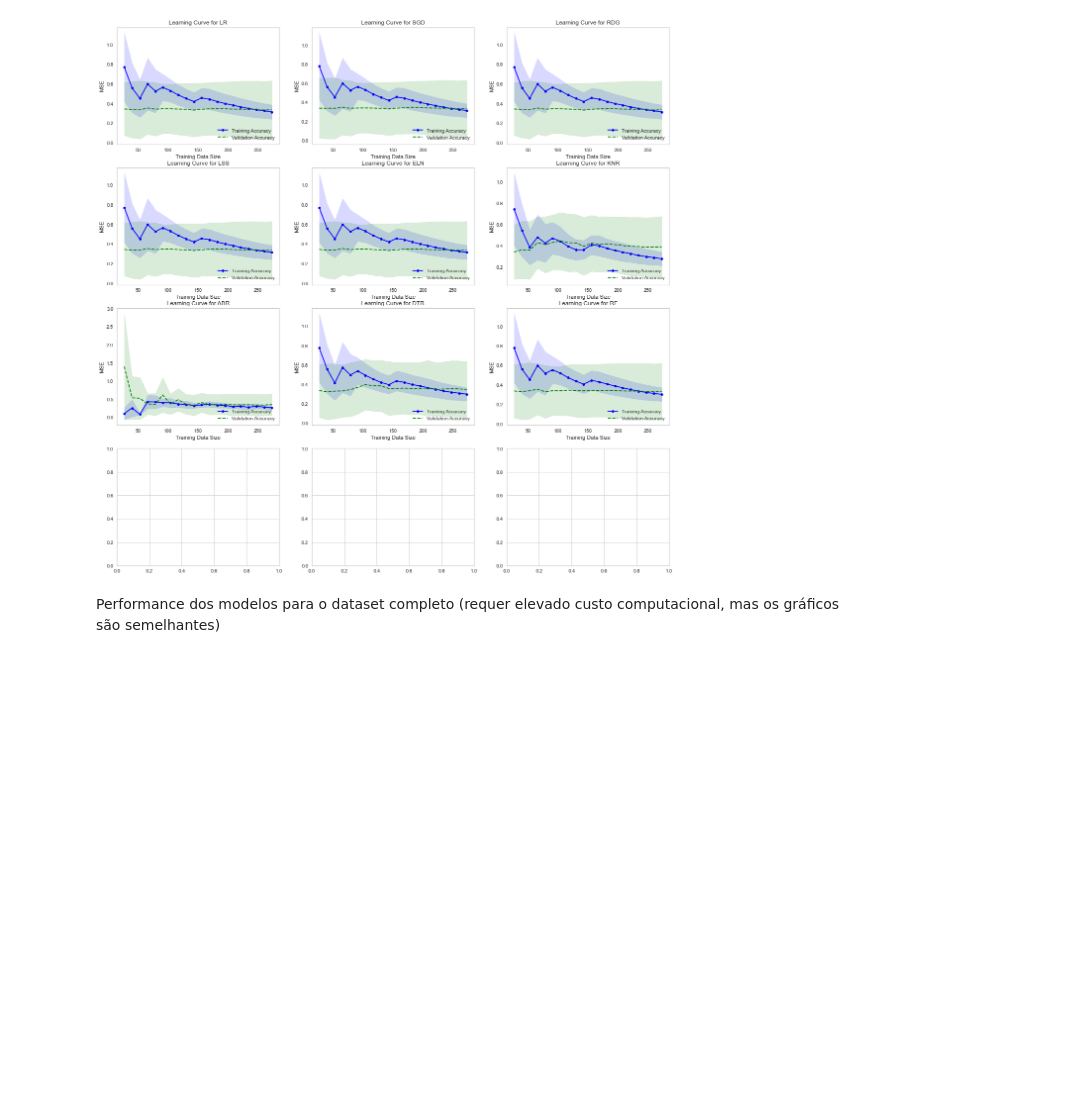
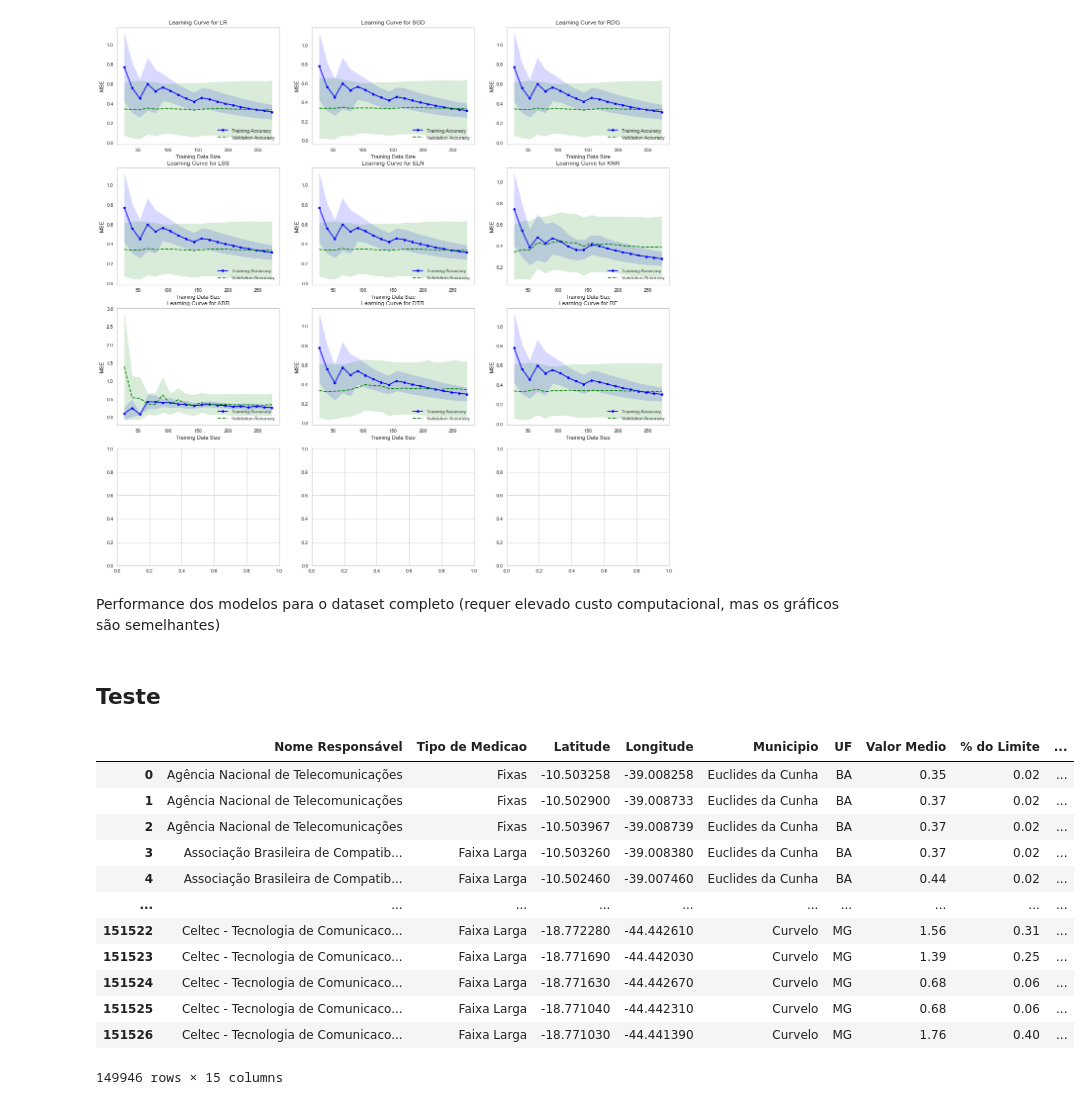
Before and after one commit to lucastsc/eletromagnetism, a Jupyter notebook: electromagnetism.ipynb, the cells around one changed output. Drawn from its saved outputs; the diff is of its cells as text; code cells hidden in the pictures; blank space fills up the shorter version.

```diff
--- a/electromagnetism.ipynb
+++ b/electromagnetism.ipynb
@@ -711,3 +711,24 @@ Performance dos modelos para o dataset completo (requer elevado custo computacio
 # models_performance
 # %%
 # plot_learning_curves(dfr[['Distancia']], dfr['Valor Medio'])
+# %% [markdown]
+## Teste
+# %%
+# f = mdf.loc[(mdf['Municipio'] == 'Anápolis') & (mdf['Distancia'] <= 2000)]
+# f
+f = mdf.loc[(mdf['Distancia'] <= 2000)]
+f
+# %% [output]
+|  | Nome Responsável | Tipo de Medicao | Latitude | Longitude | Municipio | UF | Valor Medio | % do Limite | ... |
+| 0 | Agência Nacional de Telecomunicações | Fixas | -10.503258 | -39.008258 | Euclides da Cunha | BA | 0.35 | 0.02 | ... |
+| 1 | Agência Nacional de Telecomunicações | Fixas | -10.502900 | -39.008733 | Euclides da Cunha | BA | 0.37 | 0.02 | ... |
+| 2 | Agência Nacional de Telecomunicações | Fixas | -10.503967 | -39.008739 | Euclides da Cunha | BA | 0.37 | 0.02 | ... |
+| 3 | Associação Brasileira de Compatib... | Faixa Larga | -10.503260 | -39.008380 | Euclides da Cunha | BA | 0.37 | 0.02 | ... |
+| 4 | Associação Brasileira de Compatib... | Faixa Larga | -10.502460 | -39.007460 | Euclides da Cunha | BA | 0.44 | 0.02 | ... |
+| ... | ... | ... | ... | ... | ... | ... | ... | ... | ... |
+| 151522 | Celtec - Tecnologia de Comunicaco... | Faixa Larga | -18.772280 | -44.442610 | Curvelo | MG | 1.56 | 0.31 | ... |
+| 151523 | Celtec - Tecnologia de Comunicaco... | Faixa Larga | -18.771690 | -44.442030 | Curvelo | MG | 1.39 | 0.25 | ... |
+| 151524 | Celtec - Tecnologia de Comunicaco... | Faixa Larga | -18.771630 | -44.442670 | Curvelo | MG | 0.68 | 0.06 | ... |
+| 151525 | Celtec - Tecnologia de Comunicaco... | Faixa Larga | -18.771040 | -44.442310 | Curvelo | MG | 0.68 | 0.06 | ... |
+| 151526 | Celtec - Tecnologia de Comunicaco... | Faixa Larga | -18.771030 | -44.441390 | Curvelo | MG | 1.76 | 0.40 | ... |
+149946 rows × 15 columns
```
Also changed, not shown: parts of 4 cells of this notebook.
